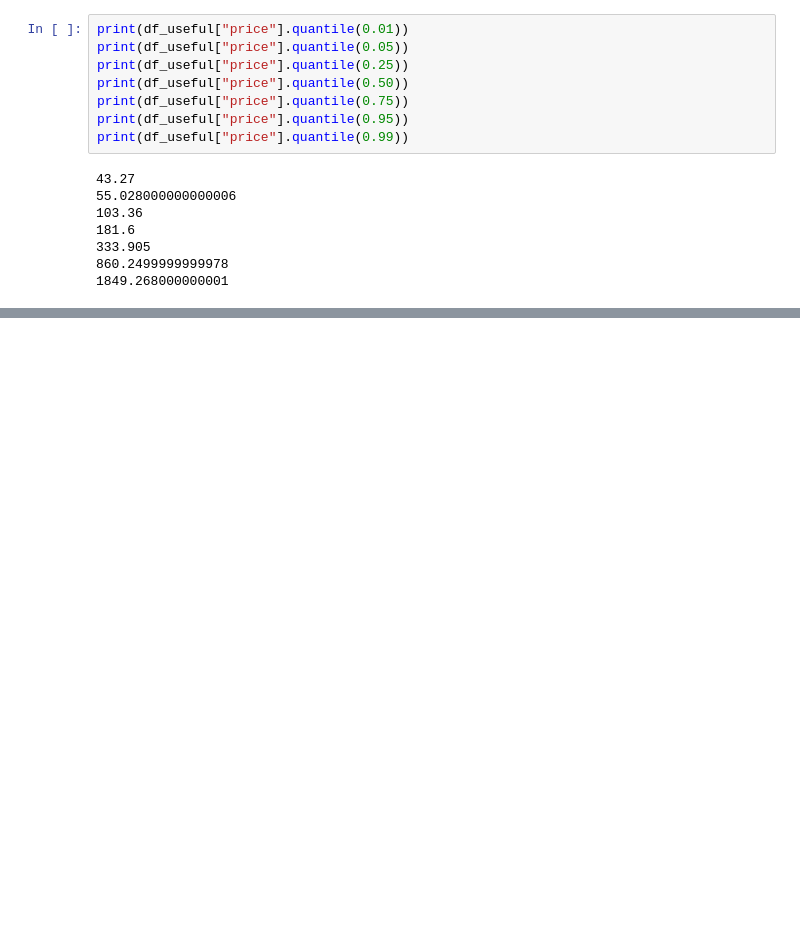
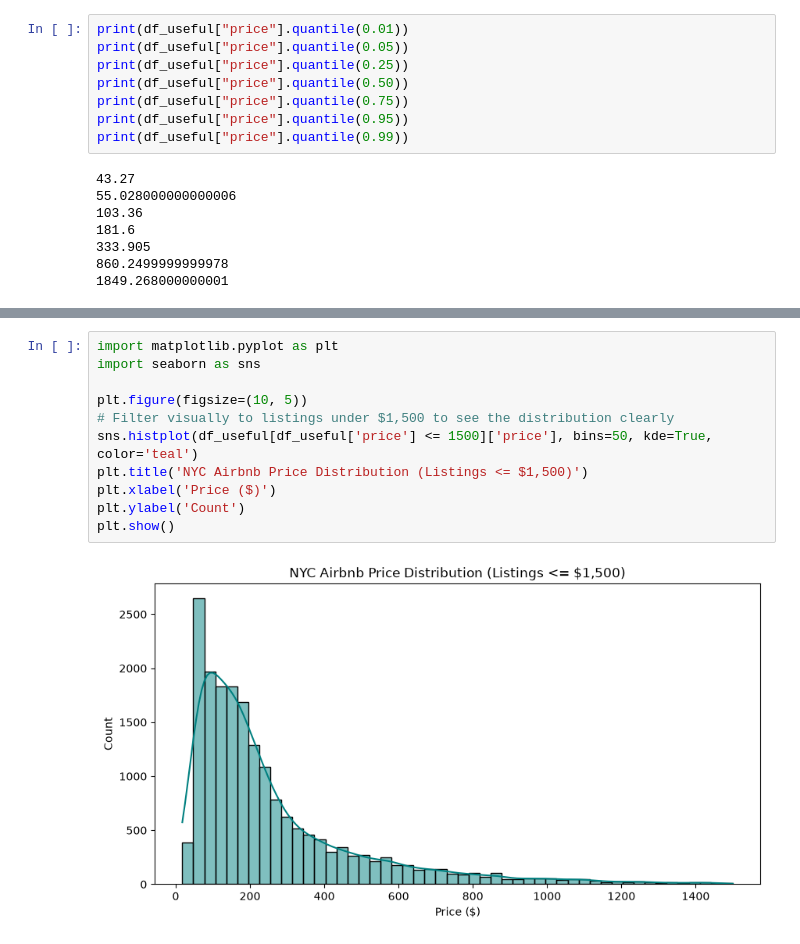
Before and after one commit to hyder13-10/airbnb-pricing-engine, a Jupyter notebook: notebooks/02_cleaning.ipynb, the cells around one changed output, grey strips where cells are left out. Cells and saved outputs as stored; diff of their text form; blank space fills up the shorter version.

```diff
--- a/notebooks/02_cleaning.ipynb
+++ b/notebooks/02_cleaning.ipynb
@@ -356,0 +382,13 @@ plt.show()
+# %%
+import matplotlib.pyplot as plt
+import seaborn as sns
+
+plt.figure(figsize=(10, 5))
+# Filter visually to listings under $1,500 to see the distribution clearly
+sns.histplot(df_useful[df_useful['price'] <= 1500]['price'], bins=50, kde=True, color='teal')
+plt.title('NYC Airbnb Price Distribution (Listings <= $1,500)')
+plt.xlabel('Price ($)')
+plt.ylabel('Count')
+plt.show()
+# %% [output]
+[figure, added]
```
Also changed, not shown: parts of 6 cells of this notebook, 1 other file.
